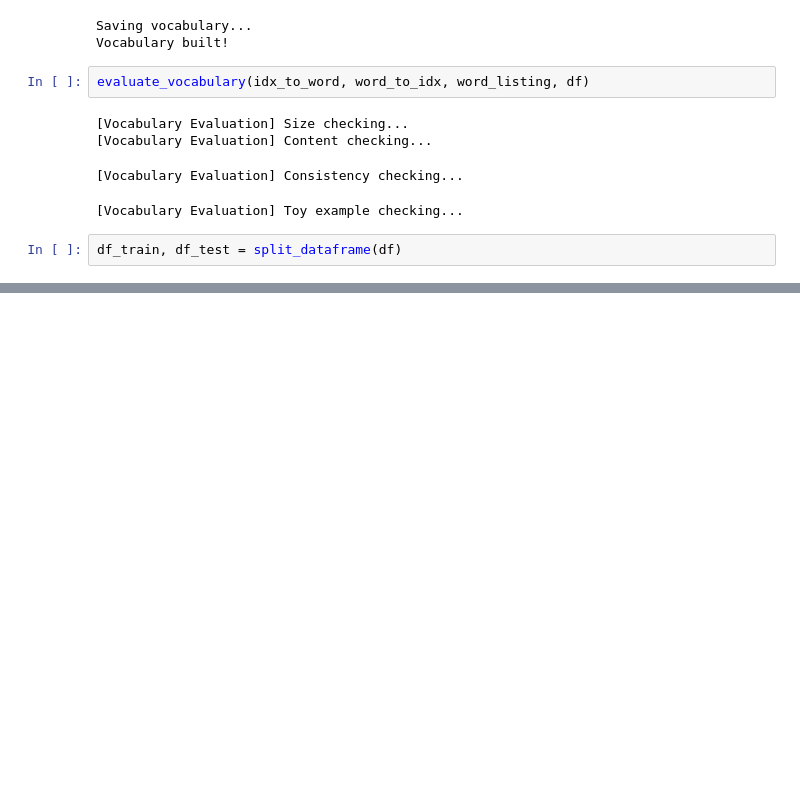
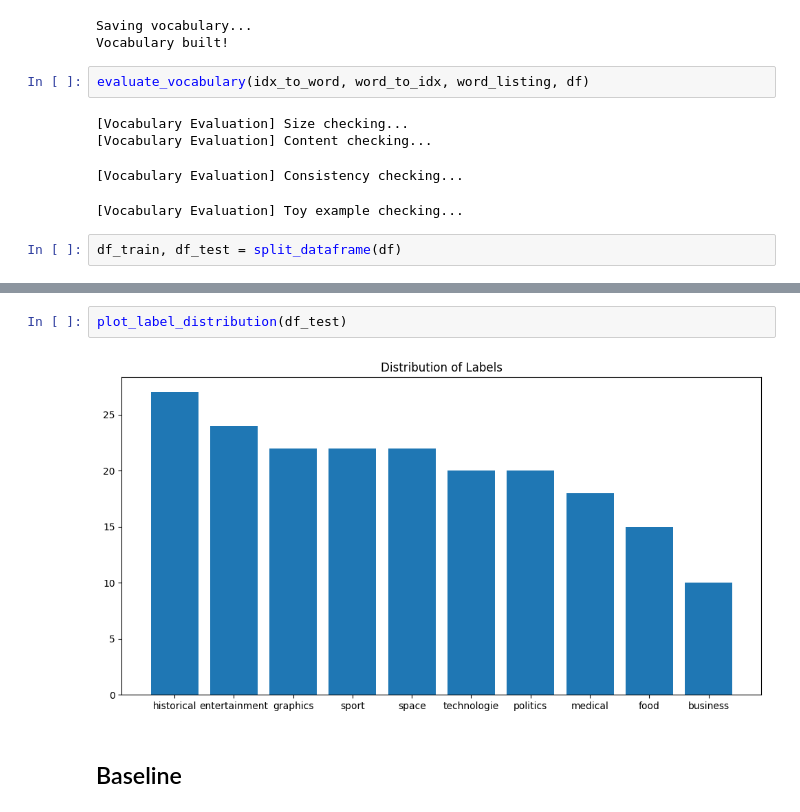
Before and after one commit to AndreaZecca/SNA, a Jupyter notebook: SNA.ipynb, the cells around one changed output, grey strips where cells are left out. Drawn from its saved outputs; the diff is of its cells as text; blank space fills up the shorter version.

```diff
--- a/SNA.ipynb
+++ b/SNA.ipynb
@@ -113,0 +113,6 @@ Test size: 200
+# %%
+plot_label_distribution(df_test)
+# %% [output]
+[figure, added]
+# %% [markdown]
+## Baseline
```
Also changed, not shown: parts of 11 cells of this notebook.
